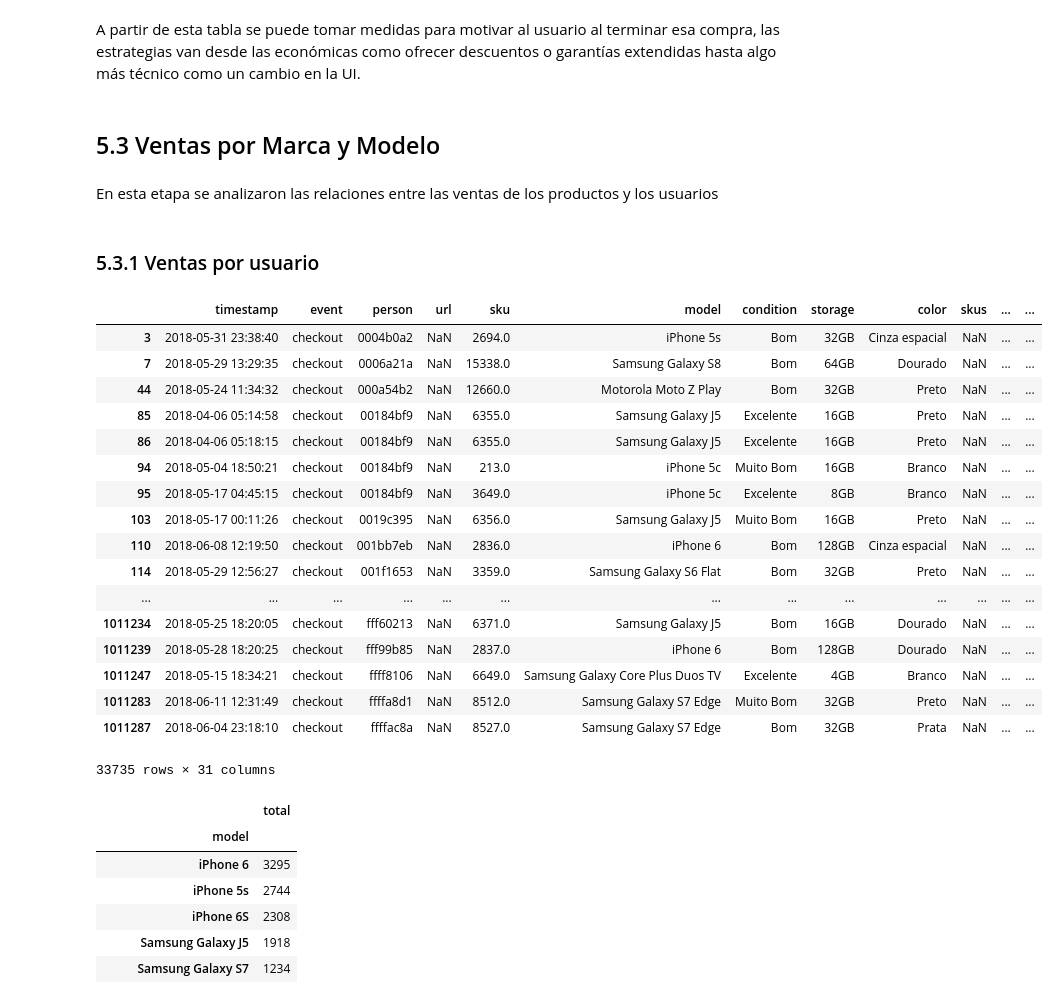
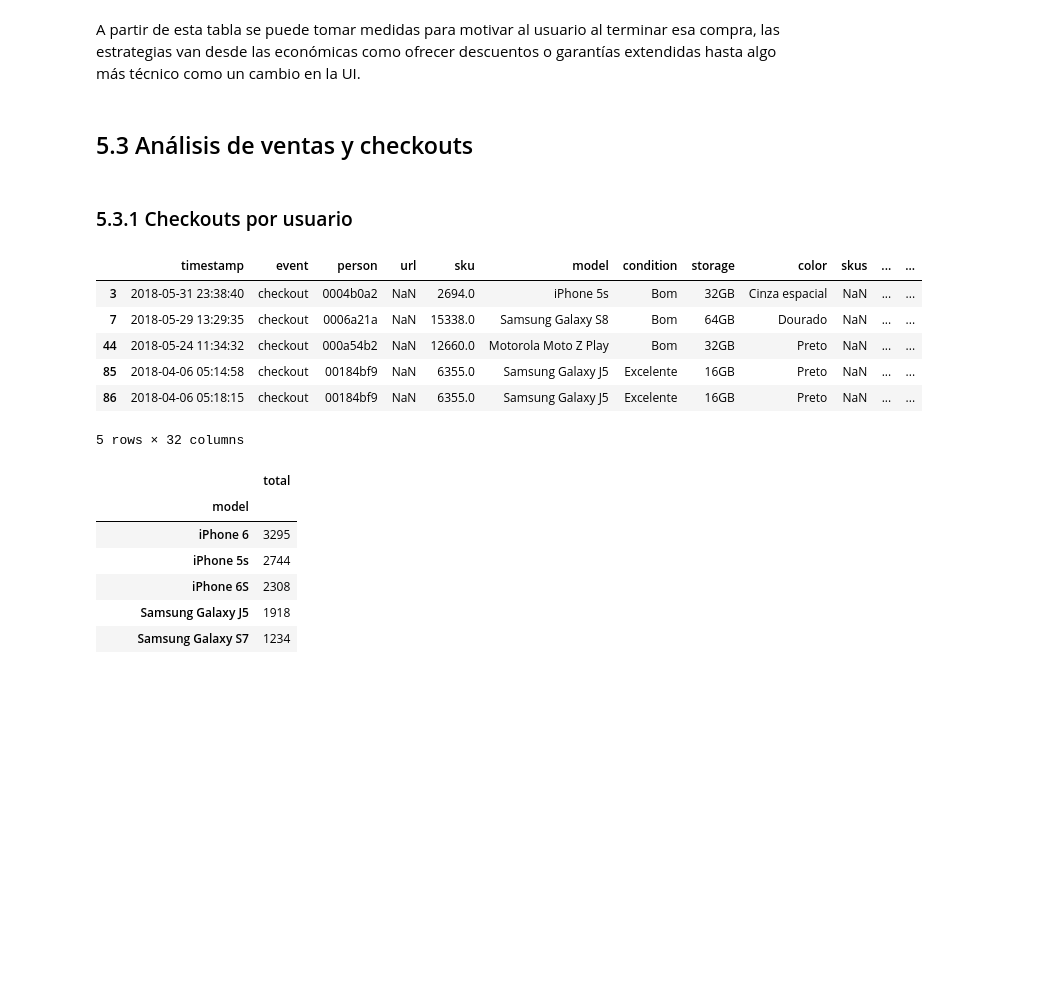
Before and after one commit to lituarte/Datos-TP1, a Jupyter notebook: Informe.ipynb, the cells around one changed output. Cells and saved outputs as stored; diff of their text form; code cells hidden in the pictures; blank space fills up the shorter version.

```diff
--- a/Informe.ipynb
+++ b/Informe.ipynb
@@ -688,34 +760,21 @@ checkouts_sin_ventas.nlargest(20,"cantidad").plot(kind="bar", x="model", y="cant
 [figure]
 # %% [markdown]
 A partir de esta tabla se puede tomar medidas para motivar al usuario al terminar esa compra, las estrategias van desde las económicas como ofrecer descuentos o garantías extendidas hasta algo más técnico como un cambio en la UI.
+# %% [markdown]
+## 5.3 Análisis de ventas y checkouts
 # %% [markdown]
-## 5.3 Ventas por Marca y Modelo
+### 5.3.1 Checkouts por usuario
-# %% [markdown]
-En esta etapa se analizaron las relaciones entre las ventas de los productos y los usuarios
-# %% [markdown]
-### 5.3.1 Ventas por usuario
 # %%
 df_eventos_checkout = df_eventos[df_eventos['event']=='checkout']
-df_eventos_checkout
+df_eventos_checkout.head()
 # %% [output]
 |  | timestamp | event | person | url | sku | model | condition | storage | color | skus | ... | ... |
 | 3 | 2018-05-31 23:38:40 | checkout | 0004b0a2 | NaN | 2694.0 | iPhone 5s | Bom | 32GB | Cinza espacial | NaN | ... | ... |
 | 7 | 2018-05-29 13:29:35 | checkout | 0006a21a | NaN | 15338.0 | Samsung Galaxy S8 | Bom | 64GB | Dourado | NaN | ... | ... |
 | 44 | 2018-05-24 11:34:32 | checkout | 000a54b2 | NaN | 12660.0 | Motorola Moto Z Play | Bom | 32GB | Preto | NaN | ... | ... |
 | 85 | 2018-04-06 05:14:58 | checkout | 00184bf9 | NaN | 6355.0 | Samsung Galaxy J5 | Excelente | 16GB | Preto | NaN | ... | ... |
 | 86 | 2018-04-06 05:18:15 | checkout | 00184bf9 | NaN | 6355.0 | Samsung Galaxy J5 | Excelente | 16GB | Preto | NaN | ... | ... |
-| 94 | 2018-05-04 18:50:21 | checkout | 00184bf9 | NaN | 213.0 | iPhone 5c | Muito Bom | 16GB | Branco | NaN | ... | ... |
-| 95 | 2018-05-17 04:45:15 | checkout | 00184bf9 | NaN | 3649.0 | iPhone 5c | Excelente | 8GB | Branco | NaN | ... | ... |
-| 103 | 2018-05-17 00:11:26 | checkout | 0019c395 | NaN | 6356.0 | Samsung Galaxy J5 | Muito Bom | 16GB | Preto | NaN | ... | ... |
-| 110 | 2018-06-08 12:19:50 | checkout | 001bb7eb | NaN | 2836.0 | iPhone 6 | Bom | 128GB | Cinza espacial | NaN | ... | ... |
-| 114 | 2018-05-29 12:56:27 | checkout | 001f1653 | NaN | 3359.0 | Samsung Galaxy S6 Flat | Bom | 32GB | Preto | NaN | ... | ... |
-| ... | ... | ... | ... | ... | ... | ... | ... | ... | ... | ... | ... | ... |
-| 1011234 | 2018-05-25 18:20:05 | checkout | fff60213 | NaN | 6371.0 | Samsung Galaxy J5 | Bom | 16GB | Dourado | NaN | ... | ... |
-| 1011239 | 2018-05-28 18:20:25 | checkout | fff99b85 | NaN | 2837.0 | iPhone 6 | Bom | 128GB | Dourado | NaN | ... | ... |
-| 1011247 | 2018-05-15 18:34:21 | checkout | ffff8106 | NaN | 6649.0 | Samsung Galaxy Core Plus Duos TV | Excelente | 4GB | Branco | NaN | ... | ... |
-| 1011283 | 2018-06-11 12:31:49 | checkout | ffffa8d1 | NaN | 8512.0 | Samsung Galaxy S7 Edge | Muito Bom | 32GB | Preto | NaN | ... | ... |
-| 1011287 | 2018-06-04 23:18:10 | checkout | ffffac8a | NaN | 8527.0 | Samsung Galaxy S7 Edge | Bom | 32GB | Prata | NaN | ... | ... |
-33735 rows × 31 columns
+5 rows × 32 columns
 # %%
 df_eventos_groupby_event_checkout = df_eventos_checkout.groupby(['model']).sum()
 df_eventos_groupby_event_checkout = df_eventos_groupby_event_checkout[['total']].reset_index()
```
Also changed, not shown: parts of 44 cells of this notebook.
